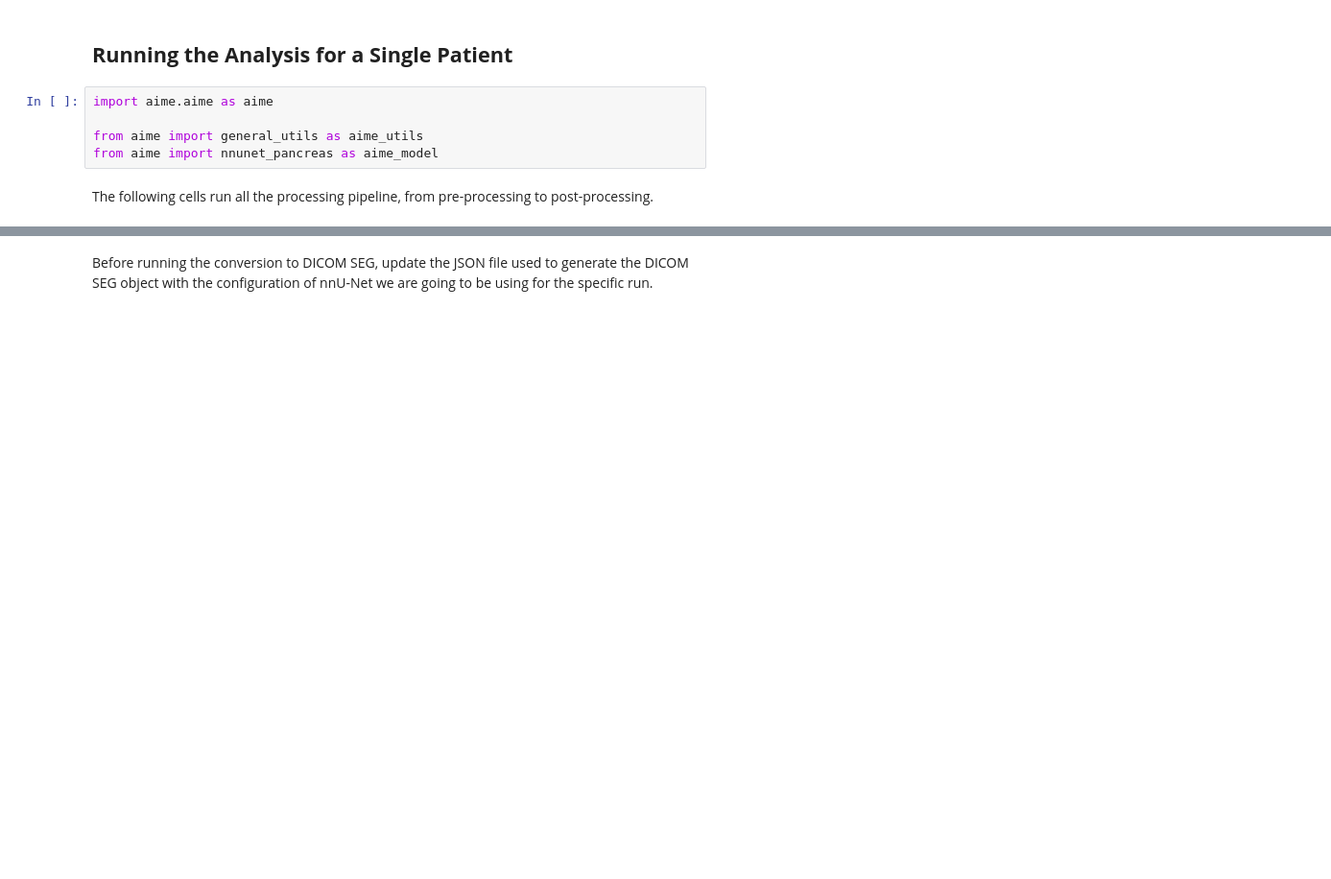
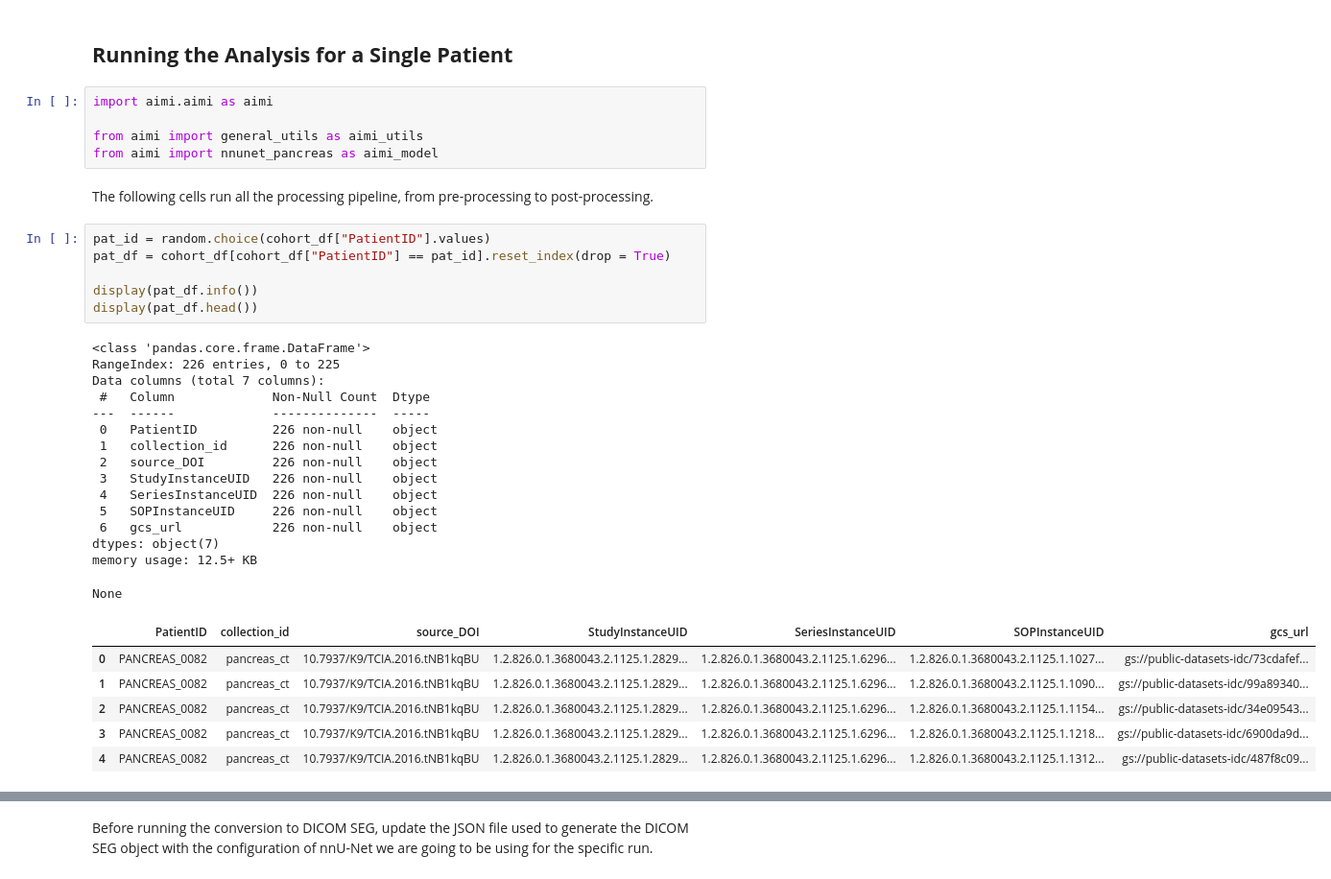
Before and after one commit to AIM-Harvard/aimi_alpha, a Jupyter notebook: aimi/nnunet_pancreas/notebooks/nnunet_pancreas_mwe.ipynb, the cells around one changed output, grey strips where cells are left out. Shown: that part at 96% size. Cells and saved outputs as stored; diff of their text form; blank space fills up the shorter version.

Commit message:
Update pancreas and pancreatic cancer MWE notebook

```diff
--- a/aimi/nnunet_pancreas/notebooks/nnunet_pancreas_mwe.ipynb
+++ b/aimi/nnunet_pancreas/notebooks/nnunet_pancreas_mwe.ipynb
@@ -371,10 +353,38 @@ export_prob_maps = False
 # %% [markdown]
 ## **Running the Analysis for a Single Patient**
 # %%
-import aime.aime as aime
+import aimi.aimi as aimi
 
-from aime import general_utils as aime_utils
-from aime import nnunet_pancreas as aime_model
+from aimi import general_utils as aimi_utils
+from aimi import nnunet_pancreas as aimi_model
 # %% [markdown]
 The following cells run all the processing pipeline, from pre-processing to post-processing.
+# %%
+pat_id = random.choice(cohort_df["PatientID"].values)
+pat_df = cohort_df[cohort_df["PatientID"] == pat_id].reset_index(drop = True)
+
+display(pat_df.info())
+display(pat_df.head())
+# %% [output]
+<class 'pandas.core.frame.DataFrame'>
+RangeIndex: 226 entries, 0 to 225
+Data columns (total 7 columns):
+ #   Column             Non-Null Count  Dtype
+---  ------             --------------  -----
+ 0   PatientID          226 non-null    object
+ 1   collection_id      226 non-null    object
+ 2   source_DOI         226 non-null    object
+ 3   StudyInstanceUID   226 non-null    object
+ 4   SeriesInstanceUID  226 non-null    object
+ 5   SOPInstanceUID     226 non-null    object
+ 6   gcs_url            226 non-null    object
+dtypes: object(7)
+memory usage: 12.5+ KB
+None
+|  | PatientID | collection_id | source_DOI | StudyInstanceUID | SeriesInstanceUID | SOPInstanceUID | gcs_url |
+| 0 | PANCREAS_0082 | pancreas_ct | 10.7937/K9/TCIA.2016.tNB1kqBU | 1.2.826.0.1.3680043.2.1125.1.2829... | 1.2.826.0.1.3680043.2.1125.1.6296... | 1.2.826.0.1.3680043.2.1125.1.1027... | gs://public-datasets-idc/73cdafef... |
+| 1 | PANCREAS_0082 | pancreas_ct | 10.7937/K9/TCIA.2016.tNB1kqBU | 1.2.826.0.1.3680043.2.1125.1.2829... | 1.2.826.0.1.3680043.2.1125.1.6296... | 1.2.826.0.1.3680043.2.1125.1.1090... | gs://public-datasets-idc/99a89340... |
+| 2 | PANCREAS_0082 | pancreas_ct | 10.7937/K9/TCIA.2016.tNB1kqBU | 1.2.826.0.1.3680043.2.1125.1.2829... | 1.2.826.0.1.3680043.2.1125.1.6296... | 1.2.826.0.1.3680043.2.1125.1.1154... | gs://public-datasets-idc/34e09543... |
+| 3 | PANCREAS_0082 | pancreas_ct | 10.7937/K9/TCIA.2016.tNB1kqBU | 1.2.826.0.1.3680043.2.1125.1.2829... | 1.2.826.0.1.3680043.2.1125.1.6296... | 1.2.826.0.1.3680043.2.1125.1.1218... | gs://public-datasets-idc/6900da9d... |
+| 4 | PANCREAS_0082 | pancreas_ct | 10.7937/K9/TCIA.2016.tNB1kqBU | 1.2.826.0.1.3680043.2.1125.1.2829... | 1.2.826.0.1.3680043.2.1125.1.6296... | 1.2.826.0.1.3680043.2.1125.1.1312... | gs://public-datasets-idc/487f8c09... |
 # %%
```
Also changed, not shown: parts of 23 cells of this notebook.
